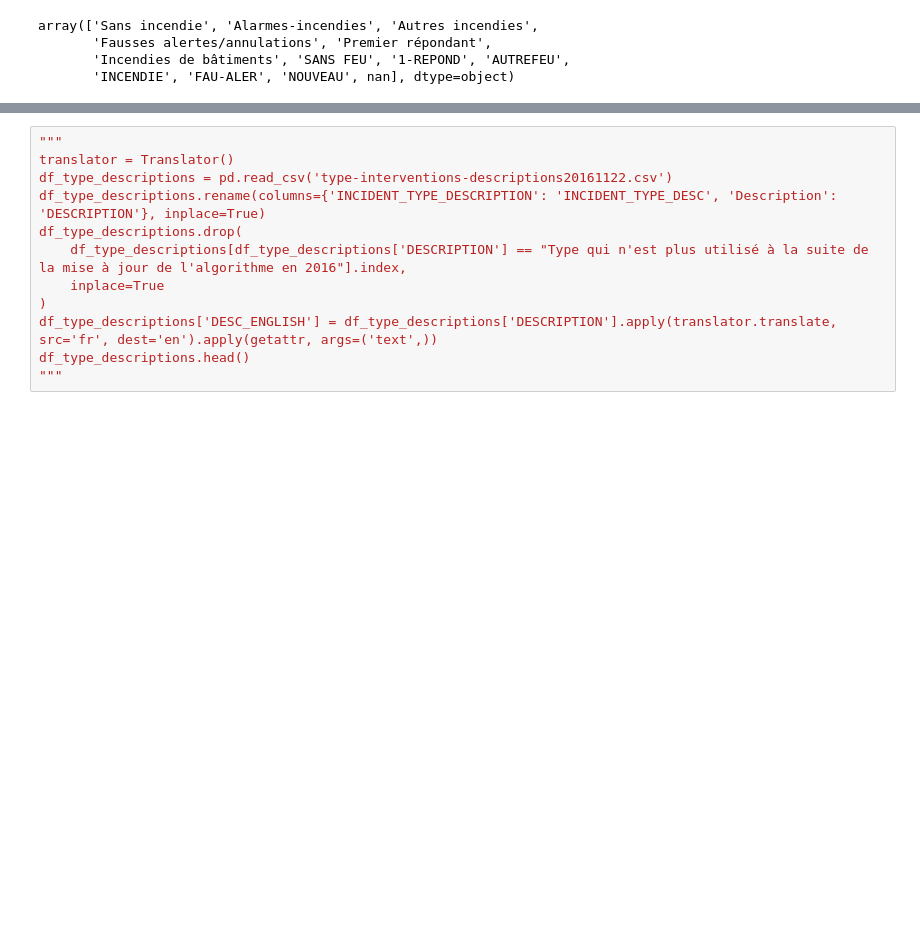
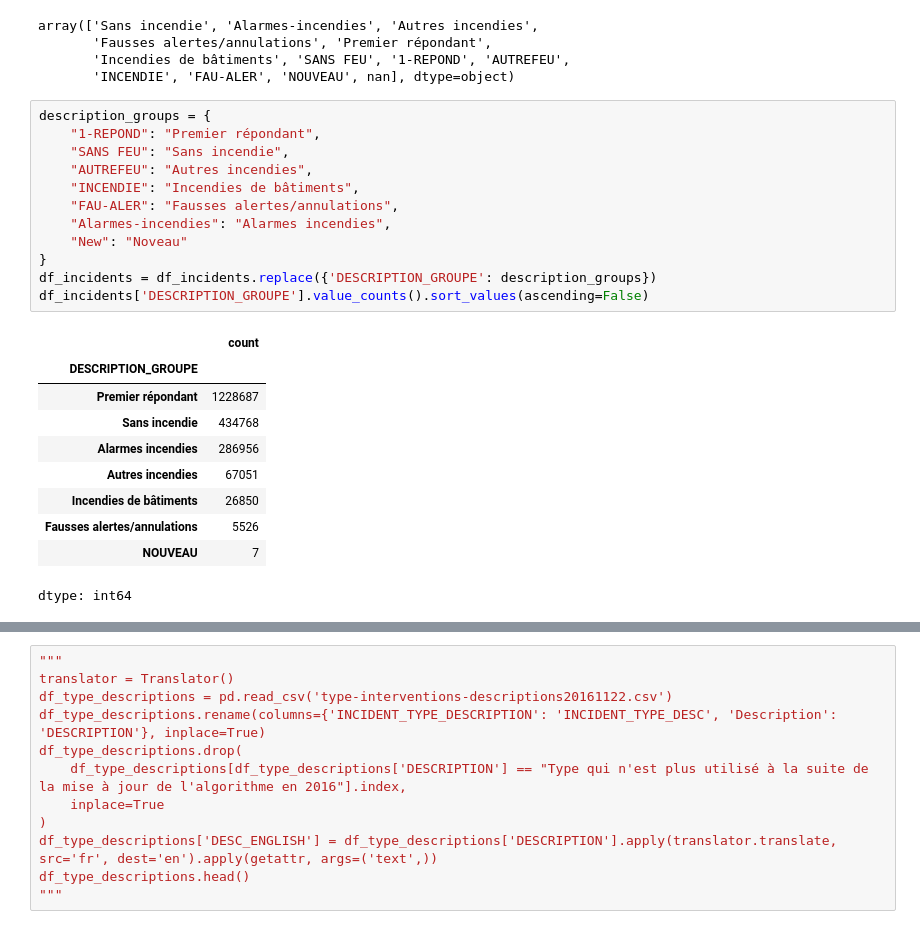
Before and after one commit to coddecses/ycbs299, a Jupyter notebook: notebooks/incidents_clean.ipynb, the cells around one changed output, grey strips where cells are left out. Saved outputs shown, nothing was run; the diff lists cells and outputs as text; blank space fills up the shorter version.

```diff
--- a/notebooks/incidents_clean.ipynb
+++ b/notebooks/incidents_clean.ipynb
@@ -49,5 +49,28 @@ array(['Sans incendie', 'Alarmes-incendies', 'Autres incendies',
        'Fausses alertes/annulations', 'Premier répondant',
        'Incendies de bâtiments', 'SANS FEU', '1-REPOND', 'AUTREFEU',
        'INCENDIE', 'FAU-ALER', 'NOUVEAU', nan], dtype=object)
+# %%
+description_groups = {
+    "1-REPOND": "Premier répondant",
+    "SANS FEU": "Sans incendie",
+    "AUTREFEU": "Autres incendies",
+    "INCENDIE": "Incendies de bâtiments",
+    "FAU-ALER": "Fausses alertes/annulations",
+    "Alarmes-incendies": "Alarmes incendies",
+    "New": "Noveau"
+}
+df_incidents = df_incidents.replace({'DESCRIPTION_GROUPE': description_groups})
+df_incidents['DESCRIPTION_GROUPE'].value_counts().sort_values(ascending=False)
+# %% [output]
+|  | count |
+| DESCRIPTION_GROUPE |  |
+| Premier répondant | 1228687 |
+| Sans incendie | 434768 |
+| Alarmes incendies | 286956 |
+| Autres incendies | 67051 |
+| Incendies de bâtiments | 26850 |
+| Fausses alertes/annulations | 5526 |
+| NOUVEAU | 7 |
+dtype: int64
 # %%
 description_groups_translated = {
```
Also changed, not shown: parts of 15 cells of this notebook, 1 other file.
